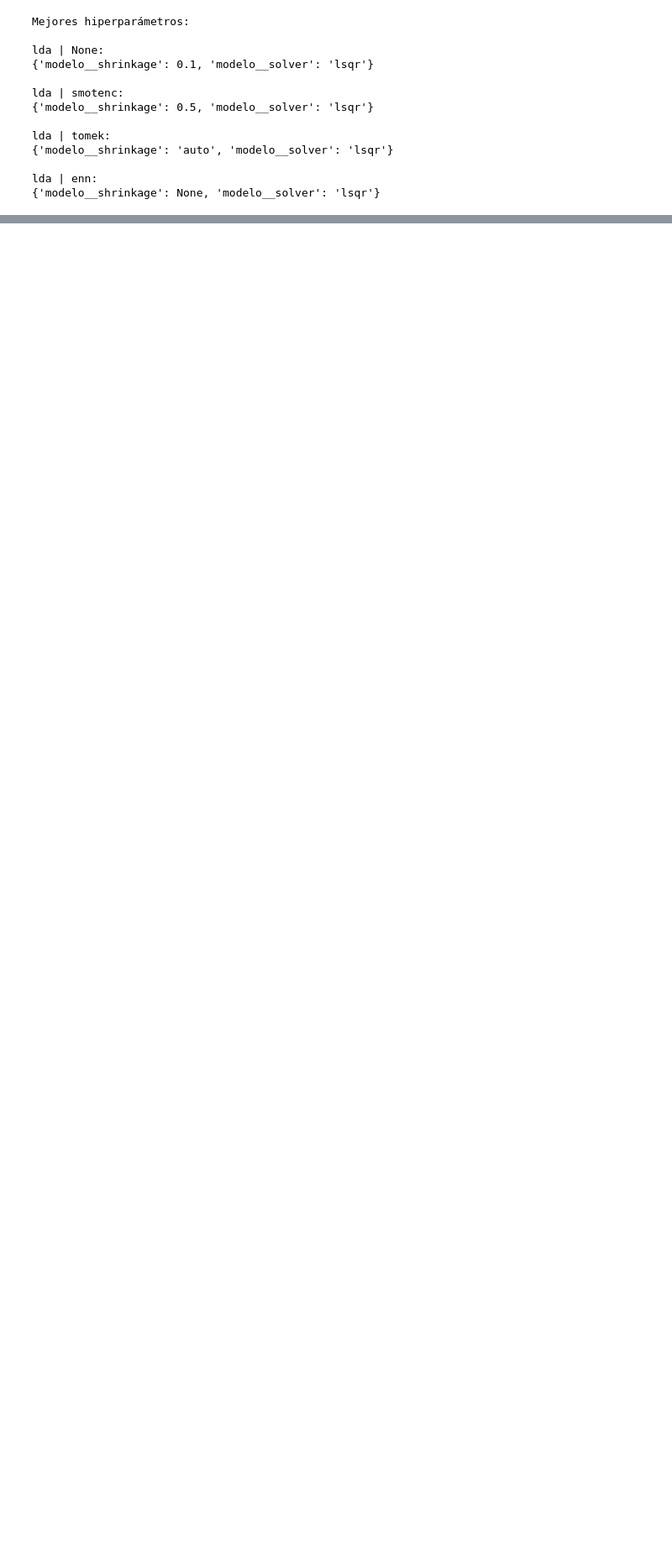
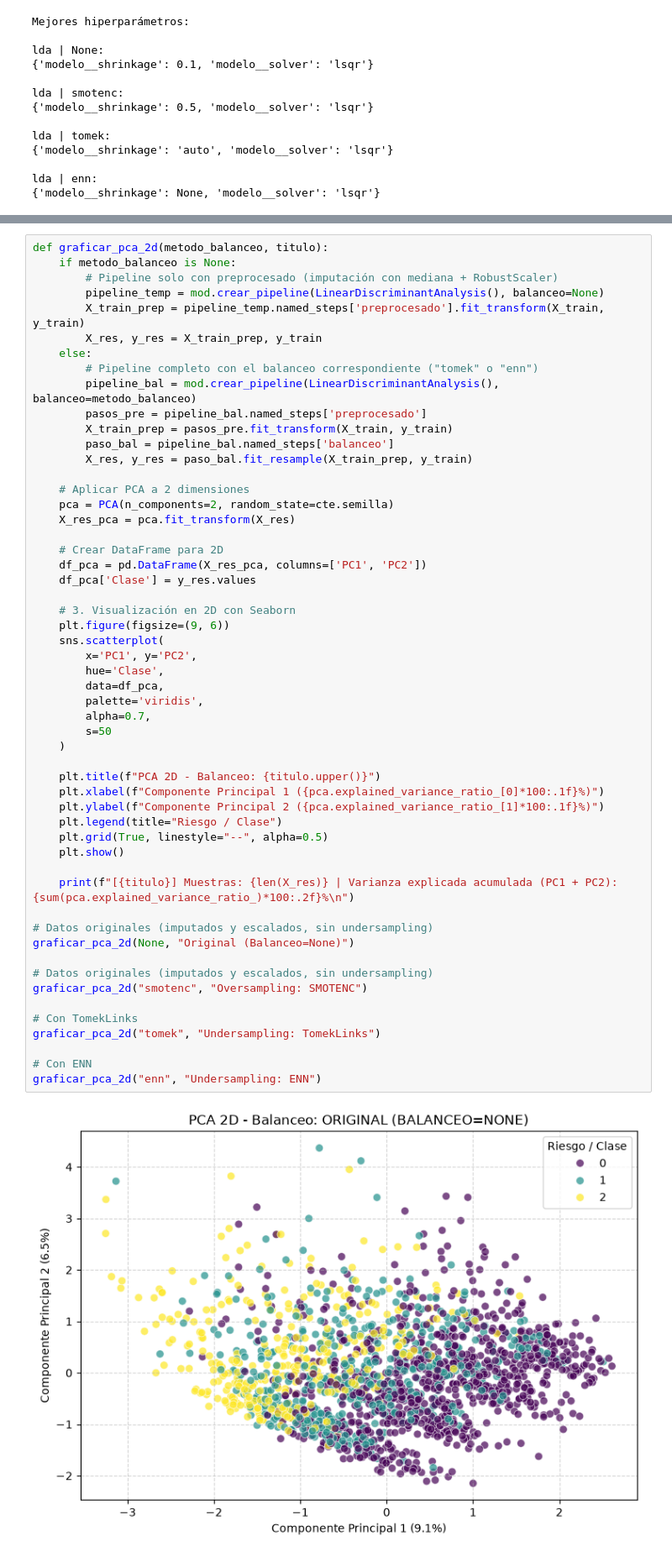
Before and after one commit to enzocastrozn/machine_learning, a Jupyter notebook: src/modelos_enzo.ipynb, the cells around one changed output, grey strips where cells are left out. Shown at 84% size. Saved outputs shown, nothing was run; the diff lists cells and outputs as text; blank space fills up the shorter version.

```diff
--- a/src/modelos_enzo.ipynb
+++ b/src/modelos_enzo.ipynb
@@ -223,0 +173,56 @@ svm | enn:
+# %%
+def graficar_pca_2d(metodo_balanceo, titulo):
+    if metodo_balanceo is None:
+        # Pipeline solo con preprocesado (imputación con mediana + RobustScaler)
+        pipeline_temp = mod.crear_pipeline(LinearDiscriminantAnalysis(), balanceo=None)
+        X_train_prep = pipeline_temp.named_steps['preprocesado'].fit_transform(X_train, y_train)
+        X_res, y_res = X_train_prep, y_train
+    else:
+        # Pipeline completo con el balanceo correspondiente ("tomek" o "enn")
+        pipeline_bal = mod.crear_pipeline(LinearDiscriminantAnalysis(), balanceo=metodo_balanceo)
+        pasos_pre = pipeline_bal.named_steps['preprocesado']
+        X_train_prep = pasos_pre.fit_transform(X_train, y_train)
+        paso_bal = pipeline_bal.named_steps['balanceo']
+        X_res, y_res = paso_bal.fit_resample(X_train_prep, y_train)
+
+    # Aplicar PCA a 2 dimensiones
+    pca = PCA(n_components=2, random_state=cte.semilla)
+    X_res_pca = pca.fit_transform(X_res)
+
+    # Crear DataFrame para 2D
+    df_pca = pd.DataFrame(X_res_pca, columns=['PC1', 'PC2'])
+    df_pca['Clase'] = y_res.values
+
+    # 3. Visualización en 2D con Seaborn
+    plt.figure(figsize=(9, 6))
+    sns.scatterplot(
+        x='PC1', y='PC2',
+        hue='Clase',
+        data=df_pca,
+        palette='viridis',
+        alpha=0.7,
+        s=50
+    )
+
+    plt.title(f"PCA 2D - Balanceo: {titulo.upper()}")
+    plt.xlabel(f"Componente Principal 1 ({pca.explained_variance_ratio_[0]*100:.1f}%)")
+    plt.ylabel(f"Componente Principal 2 ({pca.explained_variance_ratio_[1]*100:.1f}%)")
+    plt.legend(title="Riesgo / Clase")
+    plt.grid(True, linestyle="--", alpha=0.5)
+    plt.show()
+
+    print(f"[{titulo}] Muestras: {len(X_res)} | Varianza explicada acumulada (PC1 + PC2): {sum(pca.explained_variance_ratio_)*100:.2f}%\n")
+
+# Datos originales (imputados y escalados, sin undersampling)
+graficar_pca_2d(None, "Original (Balanceo=None)")
+
+# Datos originales (imputados y escalados, sin undersampling)
+graficar_pca_2d("smotenc", "Oversampling: SMOTENC")
+
+# Con TomekLinks
+graficar_pca_2d("tomek", "Undersampling: TomekLinks")
+
+# Con ENN
+graficar_pca_2d("enn", "Undersampling: ENN")
+# %% [output]
+[figure, added]
```
Also changed, not shown: parts of 34 cells of this notebook, 11 other files.
